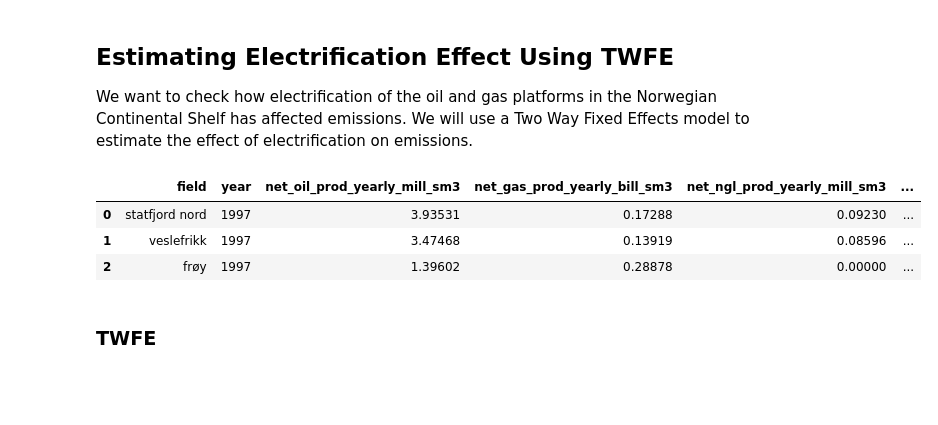
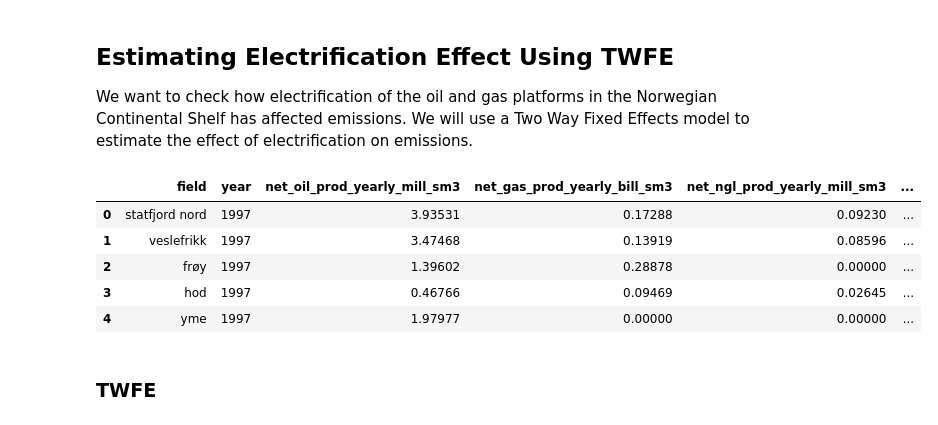
Before and after one commit to percw/Norwegian_oil_gas_decarbonization, a Jupyter notebook: notebooks/04_data_modeling/04_data_modelling.ipynb, the cells around one changed output. Cells and saved outputs as stored; diff of their text form; code cells hidden in the pictures; blank space fills up the shorter version.

```diff
--- a/notebooks/04_data_modeling/04_data_modelling.ipynb
+++ b/notebooks/04_data_modeling/04_data_modelling.ipynb
@@ -65,12 +65,14 @@ Data import successful
 
 We want to check how electrification of the oil and gas platforms in the Norwegian Continental Shelf has affected emissions. We will use a Two Way Fixed Effects model to estimate the effect of electrification on emissions.
 # %%
-data.head(3)
+data.head(5)
 # %% [output]
 |  | field | year | net_oil_prod_yearly_mill_sm3 | net_gas_prod_yearly_bill_sm3 | net_ngl_prod_yearly_mill_sm3 | ... |
 | 0 | statfjord nord | 1997 | 3.93531 | 0.17288 | 0.09230 | ... |
 | 1 | veslefrikk | 1997 | 3.47468 | 0.13919 | 0.08596 | ... |
 | 2 | frøy | 1997 | 1.39602 | 0.28878 | 0.00000 | ... |
+| 3 | hod | 1997 | 0.46766 | 0.09469 | 0.02645 | ... |
+| 4 | yme | 1997 | 1.97977 | 0.00000 | 0.00000 | ... |
 # %%
 # Rename "kgco2e/toe_int_gwp100" to "emission_intensity" and "share_intensity_tco2e/toe_gwp100" to "emission_intensity_distributed"
 
```
Also changed, not shown: parts of 18 cells of this notebook, 1 other file.
